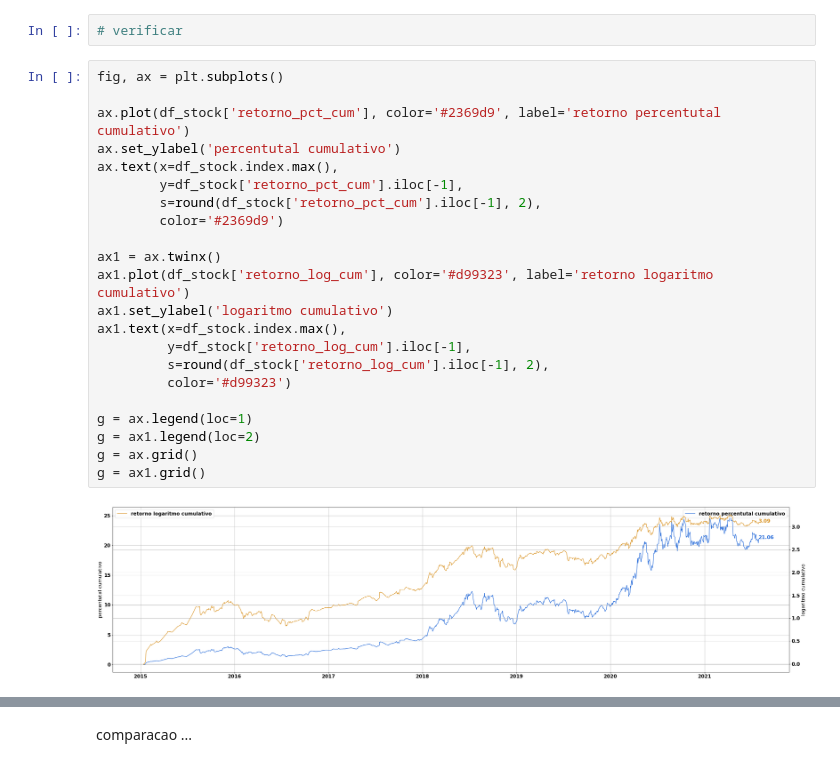
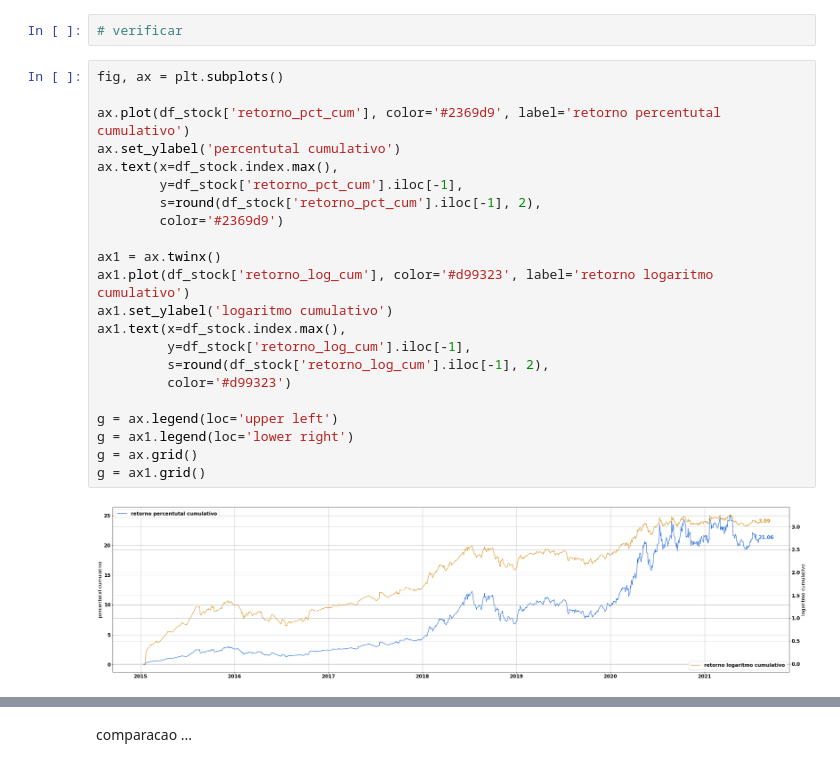
Before and after one commit to lhndsp/Quant-basics, a Jupyter notebook: quant-basics.ipynb, the cells around one changed output, grey strips where cells are left out. Saved outputs shown, nothing was run; the diff lists cells and outputs as text.

```diff
--- a/quant-basics.ipynb
+++ b/quant-basics.ipynb
@@ -200,24 +200,24 @@ df_stock.tail(10)
 # %%
 fig, ax = plt.subplots()
 
 ax.plot(df_stock['retorno_pct_cum'], color='#2369d9', label='retorno percentutal cumulativo')
 ax.set_ylabel('percentutal cumulativo')
 ax.text(x=df_stock.index.max(),
         y=df_stock['retorno_pct_cum'].iloc[-1],
         s=round(df_stock['retorno_pct_cum'].iloc[-1], 2),
         color='#2369d9')
 
 ax1 = ax.twinx()
 ax1.plot(df_stock['retorno_log_cum'], color='#d99323', label='retorno logaritmo cumulativo')
 ax1.set_ylabel('logaritmo cumulativo')
 ax1.text(x=df_stock.index.max(),
          y=df_stock['retorno_log_cum'].iloc[-1],
          s=round(df_stock['retorno_log_cum'].iloc[-1], 2),
          color='#d99323')
 
-g = ax.legend(loc=1)
-g = ax1.legend(loc=2)
+g = ax.legend(loc='upper left')
+g = ax1.legend(loc='lower right')
 g = ax.grid()
 g = ax1.grid()
 # %% [output]
-[figure, old version]
+[figure, new version]
```
Also changed, not shown: parts of 37 cells of this notebook.
